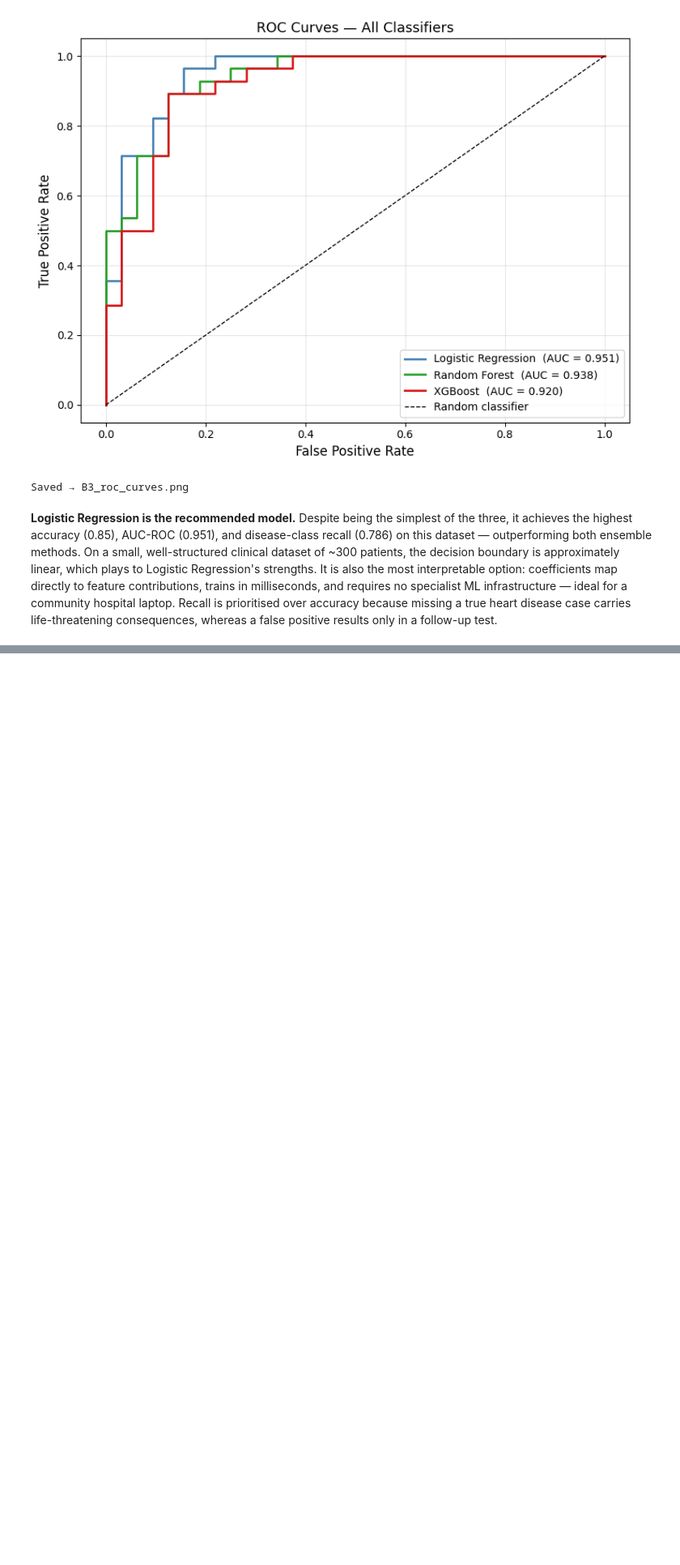
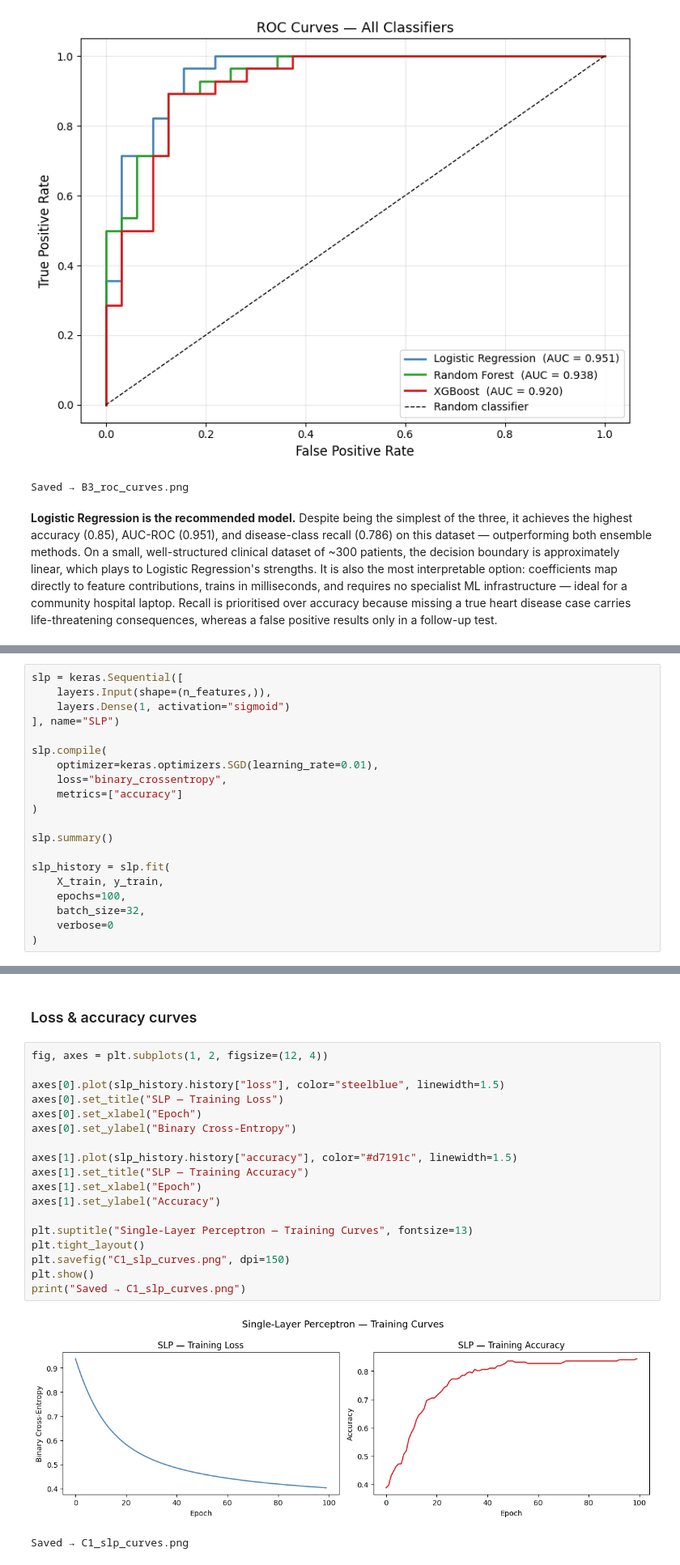
Before and after one commit to maryam2004-hub/i23-6004-DM-Assignment4, a Jupyter notebook: i23_6004_DS_B_DMAssignment4.ipynb, the cells around one changed output, grey strips where cells are left out. Shown at 81% size. Saved outputs shown, nothing was run; the diff lists cells and outputs as text; blank space fills up the shorter version.

Commit message:
Initiliazed perceptron and plotted loss and accuracy curves

```diff
--- a/i23_6004_DS_B_DMAssignment4.ipynb
+++ b/i23_6004_DS_B_DMAssignment4.ipynb
@@ -1088,0 +1129,20 @@ Saved → B3_roc_curves.png
+# %%
+slp = keras.Sequential([
+    layers.Input(shape=(n_features,)),
+    layers.Dense(1, activation="sigmoid")
+], name="SLP")
+
+slp.compile(
+    optimizer=keras.optimizers.SGD(learning_rate=0.01),
+    loss="binary_crossentropy",
+    metrics=["accuracy"]
+)
+
+slp.summary()
+
+slp_history = slp.fit(
+    X_train, y_train,
+    epochs=100,
+    batch_size=32,
+    verbose=0
+)
@@ -1088,0 +1159,23 @@ Saved → B3_roc_curves.png
+# %% [markdown]
+### Loss & accuracy curves
+# %%
+fig, axes = plt.subplots(1, 2, figsize=(12, 4))
+
+axes[0].plot(slp_history.history["loss"], color="steelblue", linewidth=1.5)
+axes[0].set_title("SLP — Training Loss")
+axes[0].set_xlabel("Epoch")
+axes[0].set_ylabel("Binary Cross-Entropy")
+
+axes[1].plot(slp_history.history["accuracy"], color="#d7191c", linewidth=1.5)
+axes[1].set_title("SLP — Training Accuracy")
+axes[1].set_xlabel("Epoch")
+axes[1].set_ylabel("Accuracy")
+
+plt.suptitle("Single-Layer Perceptron — Training Curves", fontsize=13)
+plt.tight_layout()
+plt.savefig("C1_slp_curves.png", dpi=150)
+plt.show()
+print("Saved → C1_slp_curves.png")
+# %% [output]
+[figure, added]
+Saved → C1_slp_curves.png
```
Also changed, not shown: parts of 7 cells of this notebook.
